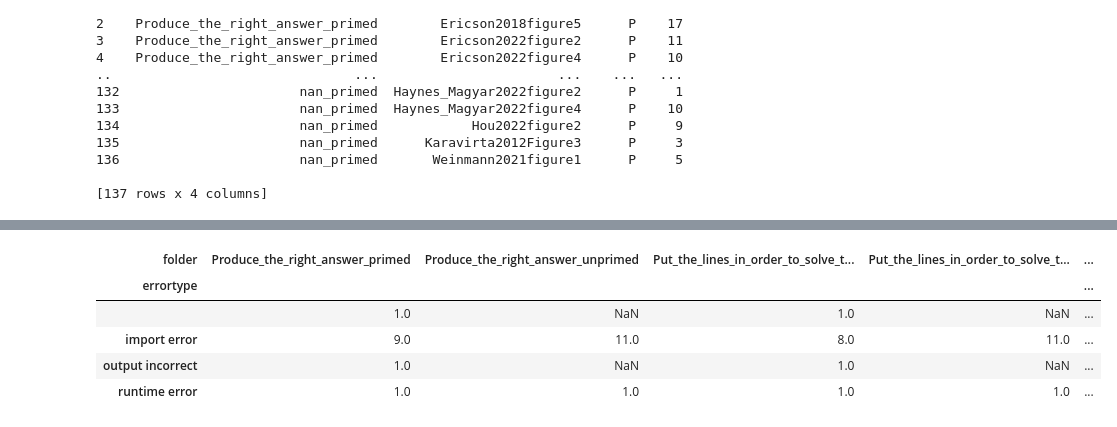
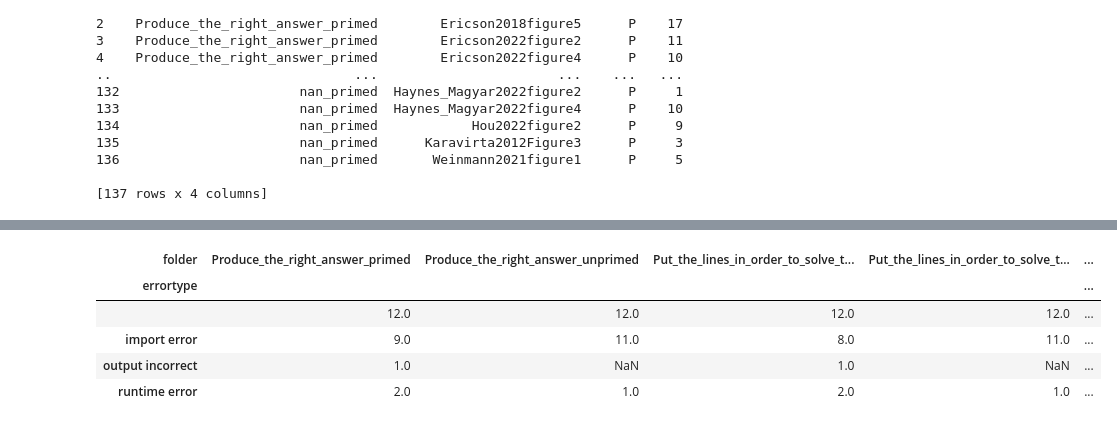
Before and after one commit to brentreeves/CODEXParsons, a Jupyter notebook: unit/reports.ipynb, the cells around one changed output, grey strips where cells are left out. Drawn from its saved outputs; the diff is of its cells as text; code cells hidden in the pictures.

Commit message:
MM errortypes

```diff
--- a/unit/reports.ipynb
+++ b/unit/reports.ipynb
@@ -187,10 +226,10 @@ et2
 # %%
-tb = pd.pivot_table(et2, values='figure', index=['errortype'], columns=['folder'], aggfunc='sum')
+tb = pd.pivot_table(pt2, values='figure', index=['errortype'], columns=['folder'], aggfunc='sum')
 tb
 # %% [output]
 | folder | Produce_the_right_answer_primed | Produce_the_right_answer_unprimed | Put_the_lines_in_order_to_solve_t... | Put_the_lines_in_order_to_solve_t... | ... |
 | errortype |  |  |  |  | ... |
-|  | 1.0 | NaN | 1.0 | NaN | ... |
+|  | 12.0 | 12.0 | 12.0 | 12.0 | ... |
 | import error | 9.0 | 11.0 | 8.0 | 11.0 | ... |
 | output incorrect | 1.0 | NaN | 1.0 | NaN | ... |
-| runtime error | 1.0 | 1.0 | 1.0 | 1.0 | ... |
+| runtime error | 2.0 | 1.0 | 2.0 | 1.0 | ... |
```
Also changed, not shown: parts of 12 cells of this notebook, 7 other files.
